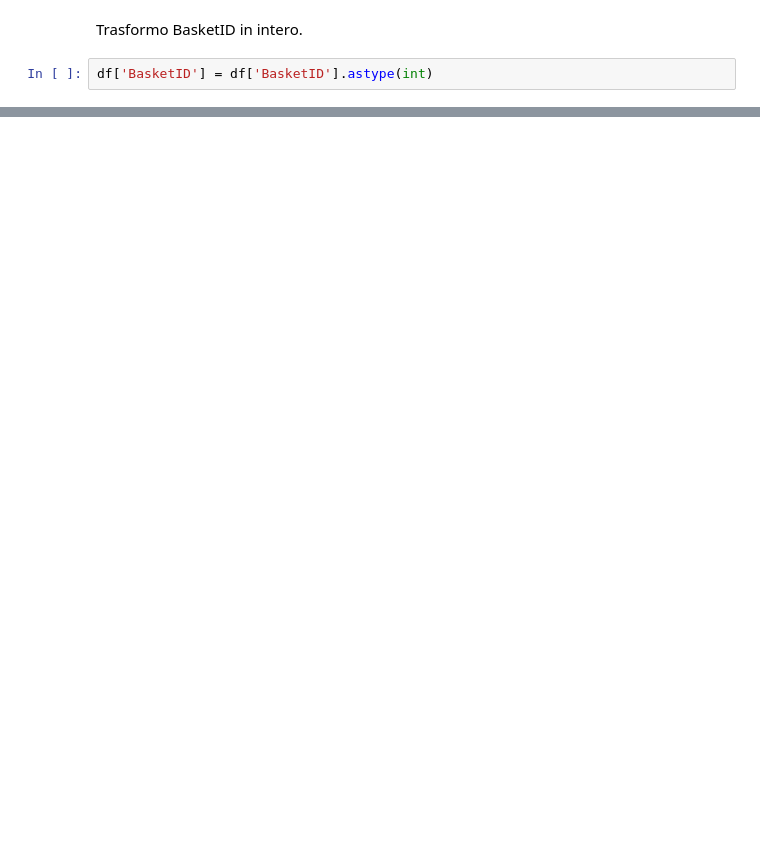
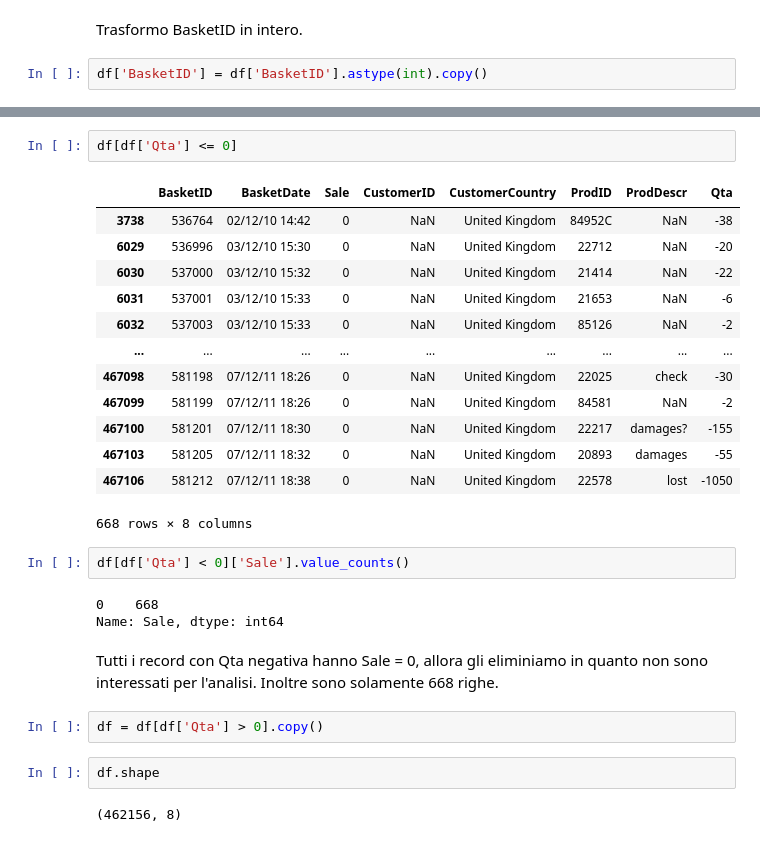
Before and after one commit to saramont/customer_supermarket_analysis, a Jupyter notebook: data_preparation_exploration.ipynb, the cells around one changed output, grey strips where cells are left out. Saved outputs shown, nothing was run; the diff lists cells and outputs as text; blank space fills up the shorter version.

```diff
--- a/data_preparation_exploration.ipynb
+++ b/data_preparation_exploration.ipynb
@@ -139,7 +125,7 @@ memory usage: 31.8+ MB
 # %% [markdown]
 Trasformo BasketID in intero.
 # %%
-df['BasketID'] = df['BasketID'].astype(int)
+df['BasketID'] = df['BasketID'].astype(int).copy()
 # %%
 df.info()
 # %% [output]
@@ -158,3 +144,32 @@ Data columns (total 8 columns):
  7   Qta              462824 non-null  int64
 dtypes: float64(1), int64(2), object(5)
 memory usage: 31.8+ MB
+# %%
+df[df['Qta'] <= 0]
+# %% [output]
+|  | BasketID | BasketDate | Sale | CustomerID | CustomerCountry | ProdID | ProdDescr | Qta |
+| 3738 | 536764 | 02/12/10 14:42 | 0 | NaN | United Kingdom | 84952C | NaN | -38 |
+| 6029 | 536996 | 03/12/10 15:30 | 0 | NaN | United Kingdom | 22712 | NaN | -20 |
+| 6030 | 537000 | 03/12/10 15:32 | 0 | NaN | United Kingdom | 21414 | NaN | -22 |
+| 6031 | 537001 | 03/12/10 15:33 | 0 | NaN | United Kingdom | 21653 | NaN | -6 |
+| 6032 | 537003 | 03/12/10 15:33 | 0 | NaN | United Kingdom | 85126 | NaN | -2 |
+| ... | ... | ... | ... | ... | ... | ... | ... | ... |
+| 467098 | 581198 | 07/12/11 18:26 | 0 | NaN | United Kingdom | 22025 | check | -30 |
+| 467099 | 581199 | 07/12/11 18:26 | 0 | NaN | United Kingdom | 84581 | NaN | -2 |
+| 467100 | 581201 | 07/12/11 18:30 | 0 | NaN | United Kingdom | 22217 | damages? | -155 |
+| 467103 | 581205 | 07/12/11 18:32 | 0 | NaN | United Kingdom | 20893 | damages | -55 |
+| 467106 | 581212 | 07/12/11 18:38 | 0 | NaN | United Kingdom | 22578 | lost | -1050 |
+668 rows × 8 columns
+# %%
+df[df['Qta'] < 0]['Sale'].value_counts()
+# %% [output]
+0    668
+Name: Sale, dtype: int64
+# %% [markdown]
+Tutti i record con Qta negativa hanno Sale = 0, allora gli eliminiamo in quanto non sono interessati per l'analisi. Inoltre sono solamente 668 righe.
+# %%
+df = df[df['Qta'] > 0].copy()
+# %%
+df.shape
+# %% [output]
+(462156, 8)
```
Also changed, not shown: parts of 37 cells of this notebook.
